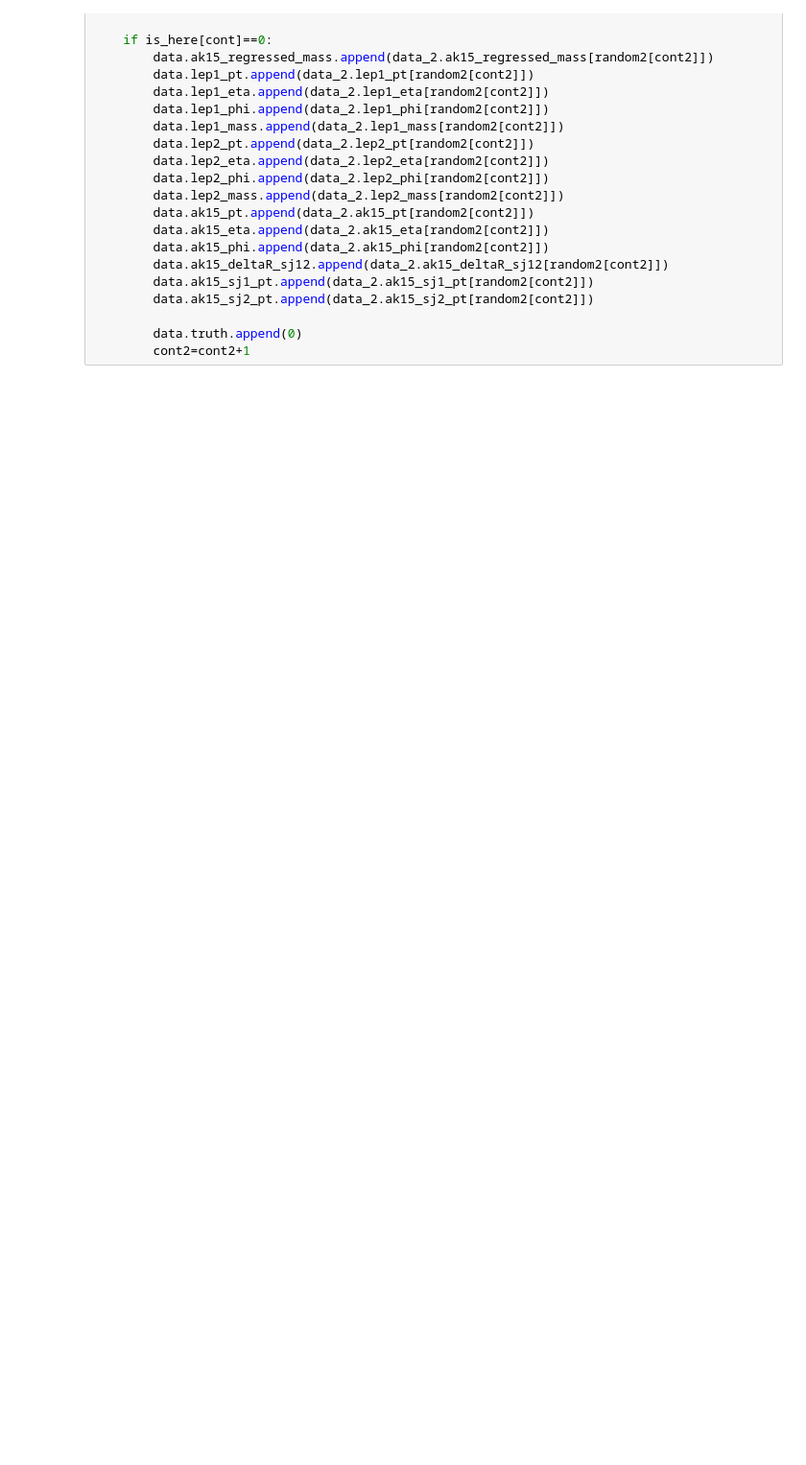
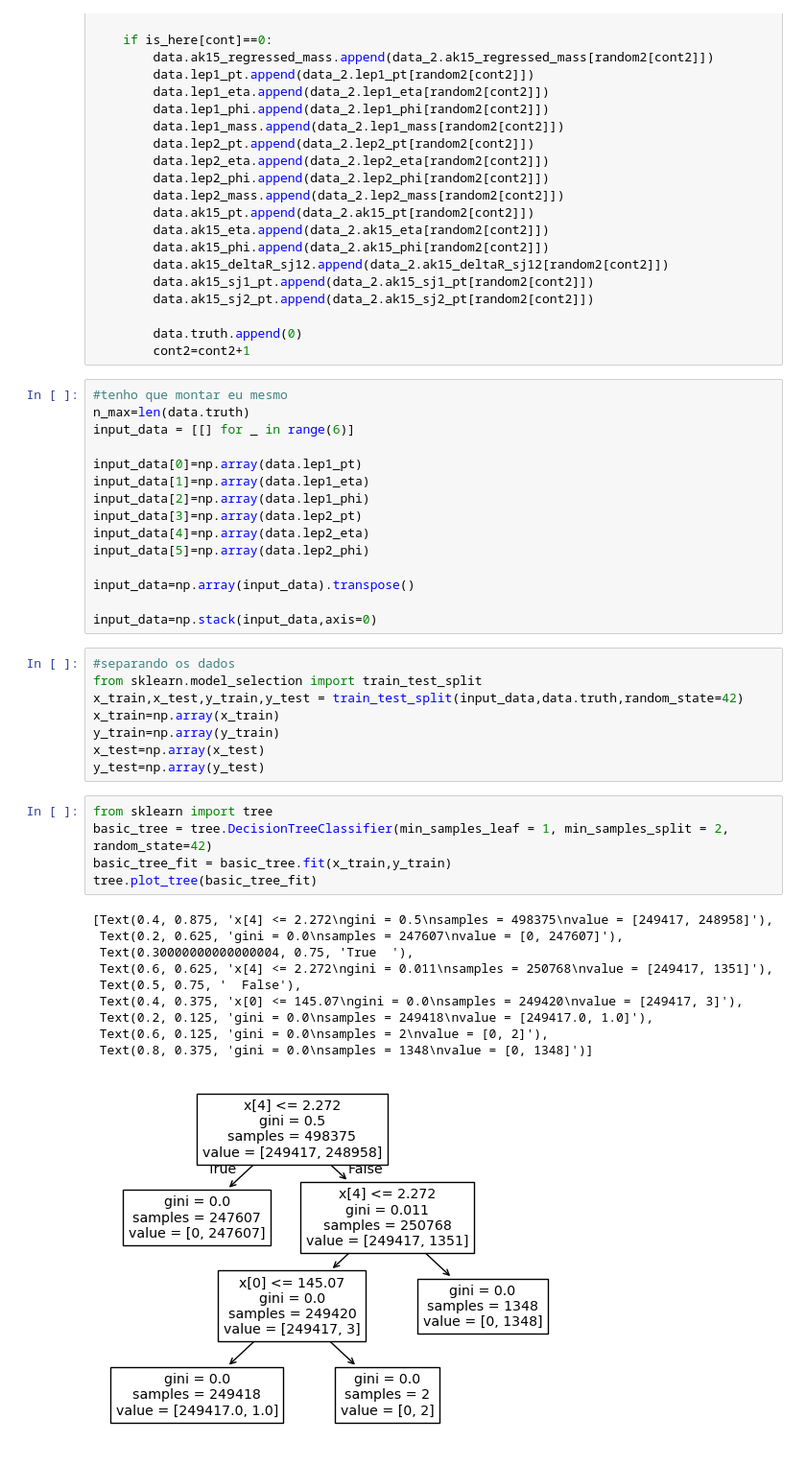
Before and after one commit to GBotogoske/machine_learning_2024, a Jupyter notebook: projeto_tree.ipynb, the cells around one changed output. Shown: that part at 96% size. Drawn from its saved outputs; the diff is of its cells as text; blank space fills up the shorter version.

Commit message:
tree file

```diff
--- a/projeto_tree.ipynb
+++ b/projeto_tree.ipynb
@@ -115,3 +115,42 @@ for cont in range(n_max_1*2):
 
         data.truth.append(0)
         cont2=cont2+1
+# %%
+#tenho que montar eu mesmo
+n_max=len(data.truth)
+input_data = [[] for _ in range(6)]
+
+input_data[0]=np.array(data.lep1_pt)
+input_data[1]=np.array(data.lep1_eta)
+input_data[2]=np.array(data.lep1_phi)
+input_data[3]=np.array(data.lep2_pt)
+input_data[4]=np.array(data.lep2_eta)
+input_data[5]=np.array(data.lep2_phi)
+
+input_data=np.array(input_data).transpose()
+
+input_data=np.stack(input_data,axis=0)
+# %%
+#separando os dados
+from sklearn.model_selection import train_test_split
+x_train,x_test,y_train,y_test = train_test_split(input_data,data.truth,random_state=42)
+x_train=np.array(x_train)
+y_train=np.array(y_train)
+x_test=np.array(x_test)
+y_test=np.array(y_test)
+# %%
+from sklearn import tree
+basic_tree = tree.DecisionTreeClassifier(min_samples_leaf = 1, min_samples_split = 2, random_state=42)
+basic_tree_fit = basic_tree.fit(x_train,y_train)
+tree.plot_tree(basic_tree_fit)
+# %% [output]
+[Text(0.4, 0.875, 'x[4] <= 2.272\ngini = 0.5\nsamples = 498375\nvalue = [249417, 248958]'),
+ Text(0.2, 0.625, 'gini = 0.0\nsamples = 247607\nvalue = [0, 247607]'),
+ Text(0.30000000000000004, 0.75, 'True  '),
+ Text(0.6, 0.625, 'x[4] <= 2.272\ngini = 0.011\nsamples = 250768\nvalue = [249417, 1351]'),
+ Text(0.5, 0.75, '  False'),
+ Text(0.4, 0.375, 'x[0] <= 145.07\ngini = 0.0\nsamples = 249420\nvalue = [249417, 3]'),
+ Text(0.2, 0.125, 'gini = 0.0\nsamples = 249418\nvalue = [249417.0, 1.0]'),
+ Text(0.6, 0.125, 'gini = 0.0\nsamples = 2\nvalue = [0, 2]'),
+ Text(0.8, 0.375, 'gini = 0.0\nsamples = 1348\nvalue = [0, 1348]')]
+[figure, added]
```
Also changed, not shown: parts of 1 cell of this notebook.
